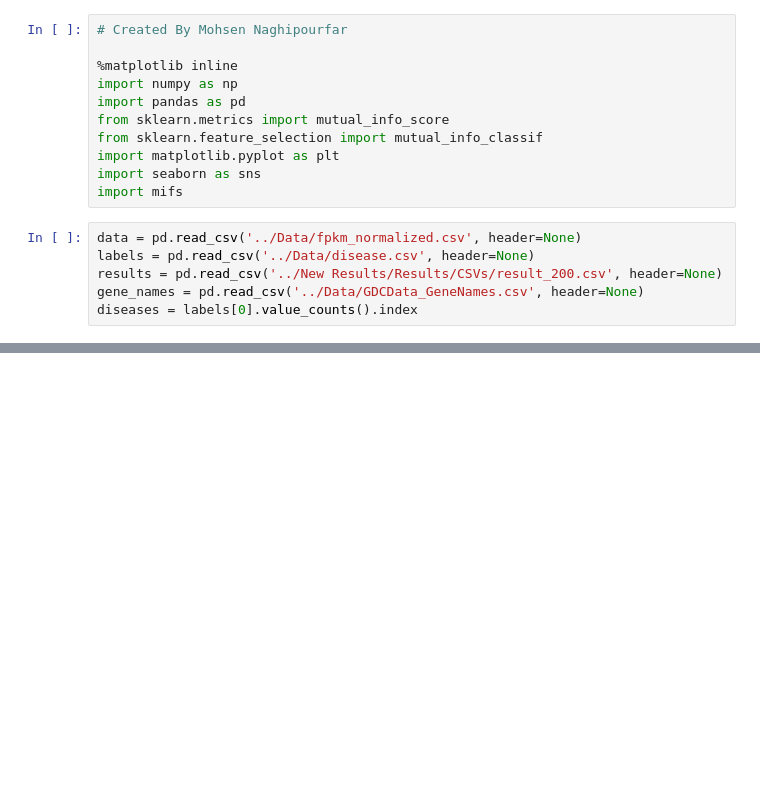
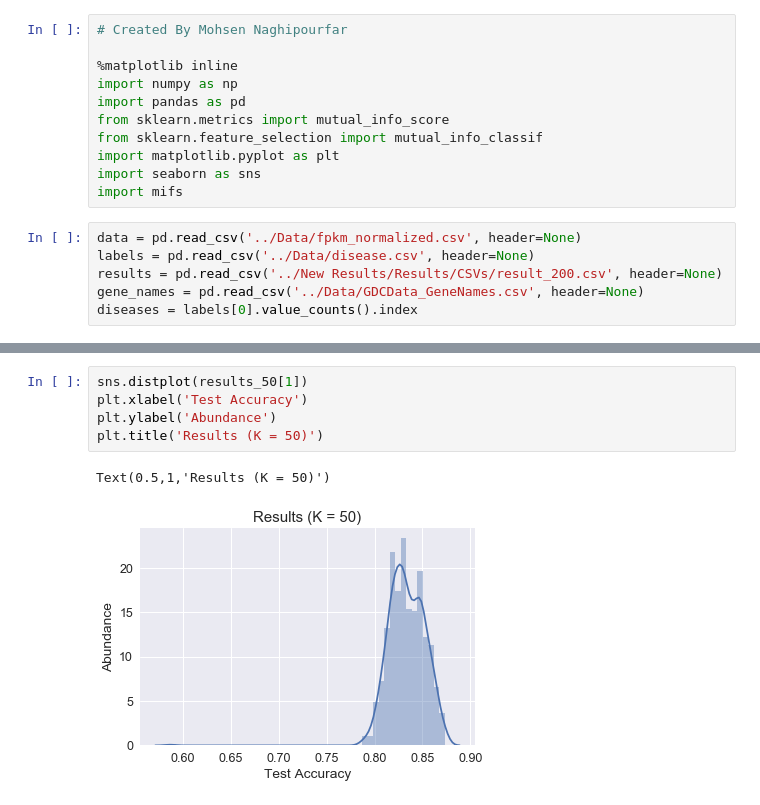
Before and after one commit to Naghipourfar/Feature-Selection, a Jupyter notebook: model/data_analysing.ipynb, the cells around one changed output, grey strips where cells are left out. Saved outputs shown, nothing was run; the diff lists cells and outputs as text; blank space fills up the shorter version.

```diff
--- a/model/data_analysing.ipynb
+++ b/model/data_analysing.ipynb
@@ -151,0 +167,8 @@ KeyError: 'x'
+# %%
+sns.distplot(results_50[1])
+plt.xlabel('Test Accuracy')
+plt.ylabel('Abundance')
+plt.title('Results (K = 50)')
+# %% [output]
+Text(0.5,1,'Results (K = 50)')
+[figure, added]
```
Also changed, not shown: parts of 21 cells of this notebook, 1 other file.
